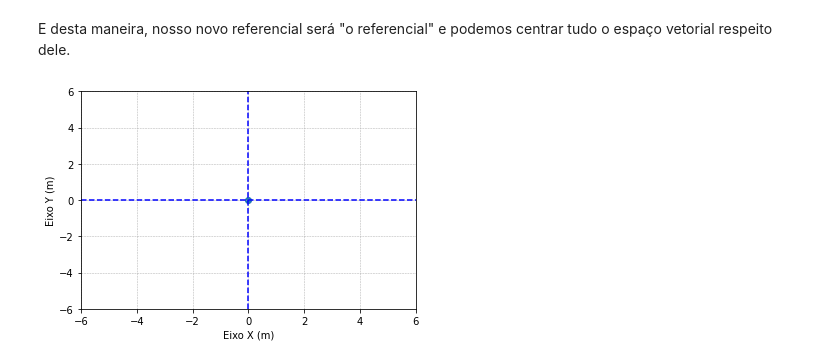
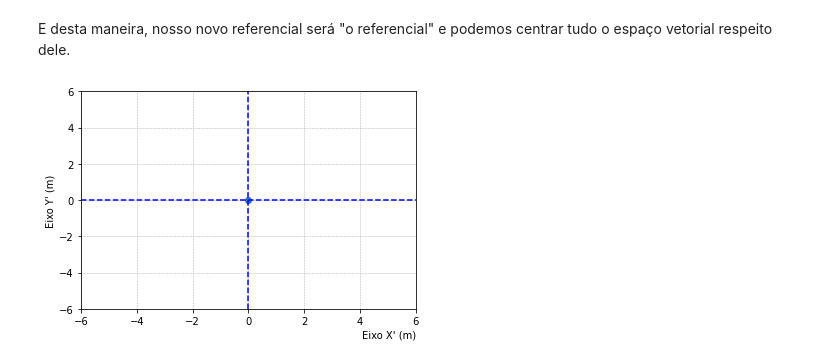
Before and after one commit to BorjaRuizReverter/LivroFisicaGeral, a Jupyter notebook: Tema4.ipynb, the cells around one changed output. Cells and saved outputs as stored; diff of their text form; code cells hidden in the pictures.

```diff
--- a/Tema4.ipynb
+++ b/Tema4.ipynb
@@ -175,35 +189,35 @@ import matplotlib.pyplot as plt
 # x axis values
 x = [0]
 # corresponding y axis values
 y = [0]
 
 # plotting the points
 plt.scatter(x, y, marker='o')
 
 # naming the x axis
-plt.xlabel('Eixo X (m)')
+plt.xlabel("Eixo X' (m)", loc='right')
 # naming the y axis
-plt.ylabel('Eixo Y (m)')
+plt.ylabel("Eixo Y' (m)")
 
 # giving a title to my graph
 plt.title('')
 
 #axis limits
 plt.xlim(-6, 6)
 plt.ylim(-6, 6)
 plt.grid(linestyle = '--', linewidth = 0.5)
 
 xorigem_ver = [0, 0]
 yorigem_ver = [-6, 6]
 plt.plot(xorigem_ver, yorigem_ver, marker='', color='blue', linestyle="--")
 
 xorigem_hor = [-6, 6]
 yorigem_hor = [0, 0]
 plt.plot(xorigem_hor, yorigem_hor, marker='', color='blue', linestyle="--")
 
 # function to show the plot
 plt.show()
 # %% [output]
-[figure, old version]
+[figure, new version]
 # %% [markdown]
 Portanto, do anterior podemos concluir que, já que o referencial é uma escolha, sempre podemos escolher e fixar a origem do coordenadas no lugar que mais convenha. Isso tem utilidade para, por exemplo, escolher a chamada **posição inicial** do corpo, pudendo ainda zerar seu valor, o qual certamente simplificará as contas. Não entendamos, portanto, este assunto sobre a escolha do referencial como algo complexo e a evitar, se não todo o contrário. Um bom referencial facilitará muito uma questão de cinemática do mesmo jeito que outro referencial diferente o poderia complicar.
```
Also changed, not shown: parts of 7 cells of this notebook.
